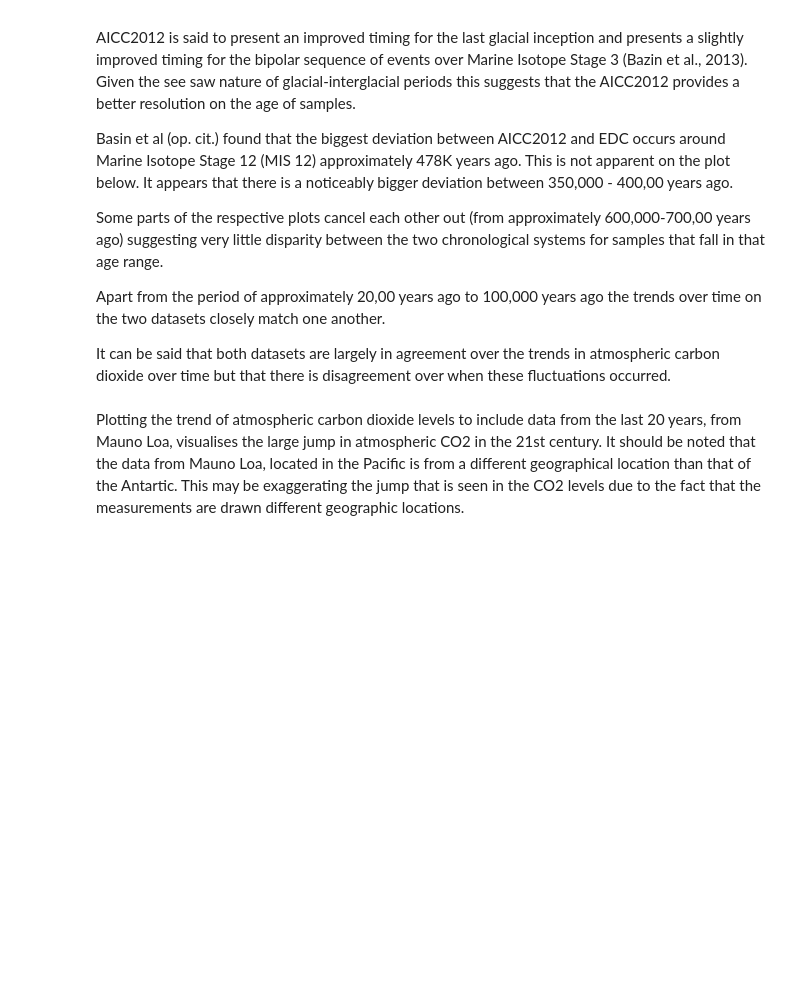
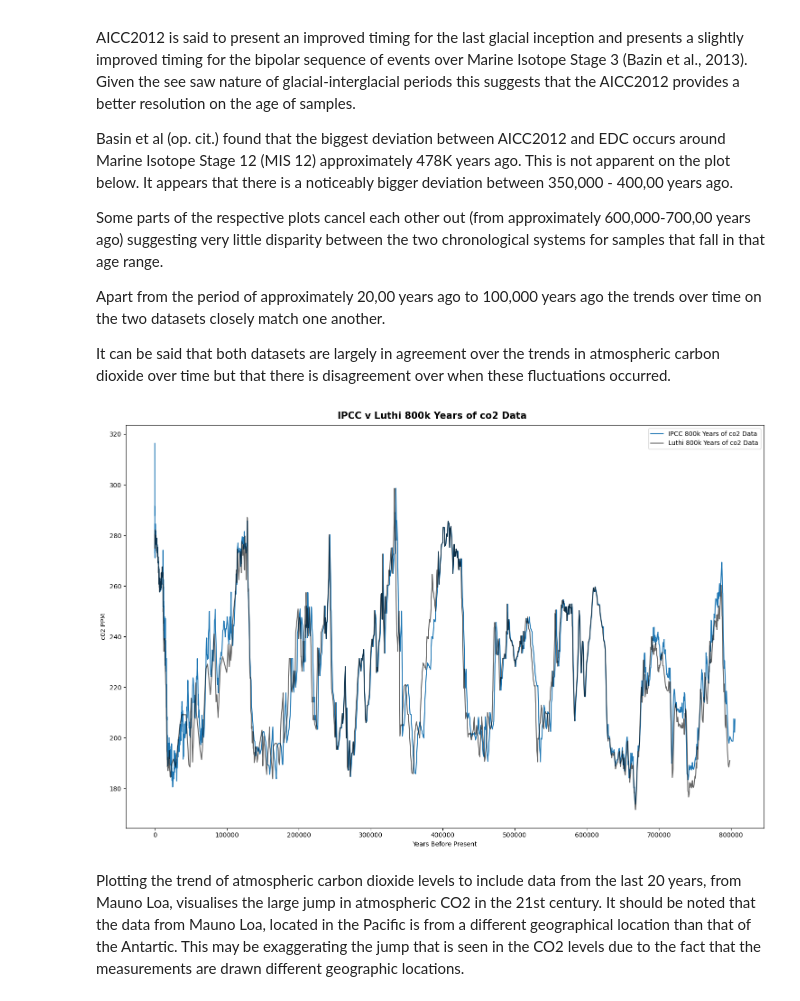
Before and after one commit to humphs078/Owner-avatar-programming_for_data_analysis_assignment_2, a Jupyter notebook: rough_work/submission.ipynb, the cells around one changed output. Saved outputs shown, nothing was run; the diff lists cells and outputs as text; code cells hidden in the pictures; blank space fills up the shorter version.

```diff
--- a/rough_work/submission.ipynb
+++ b/rough_work/submission.ipynb
@@ -1505,14 +1522,16 @@ It can be said that both datasets are largely in agreement over the trends in at
 # %%
 fig, ax = plt.subplots(figsize=(15, 10))
 
-ax.plot(ipcc_full_co2_data['years_before_present'], ipcc_full_co2_data['co2_ppmv'], label = 'IPCC 800k Years of co2 Data')
-ax.plot(luthi_full_co2_data['years_before_present'], luthi_full_co2_data['co2_ppmv'], label = 'Luthi 800k Years of co2 Data', color = 'black', alpha = 0.6)
+ax.plot(ipcc_full_co2_data['years_before_2023'], ipcc_full_co2_data['co2_ppmv'], label = 'IPCC 800k Years of co2 Data')
+ax.plot(luthi_full_co2_data['years_before_2023'], luthi_full_co2_data['co2_ppmv'], label = 'Luthi 800k Years of co2 Data', color = 'black', alpha = 0.6)
 ax.set_xlabel('Years Before Present')
 ax.set_ylabel('c02 PPM')
 ax.legend()
 plt.suptitle('IPCC v Luthi 800k Years of co2 Data', weight = 'bold', size = 15)
 plt.tight_layout()
 plt.show()
+# %% [output]
+[figure, added]
 # %% [markdown]
 Plotting the trend of atmospheric carbon dioxide levels to include data from the last 20 years, from Mauno Loa, visualises the large jump in atmospheric CO2 in the 21st century. It should be noted that the data from Mauno Loa, located in the Pacific is from a different geographical location than that of the Antartic. This may be exaggerating the jump that is seen in the CO2 levels due to the fact that the measurements are drawn different geographic locations.
 # %%
```
Also changed, not shown: parts of 39 cells of this notebook, 1 other file.
